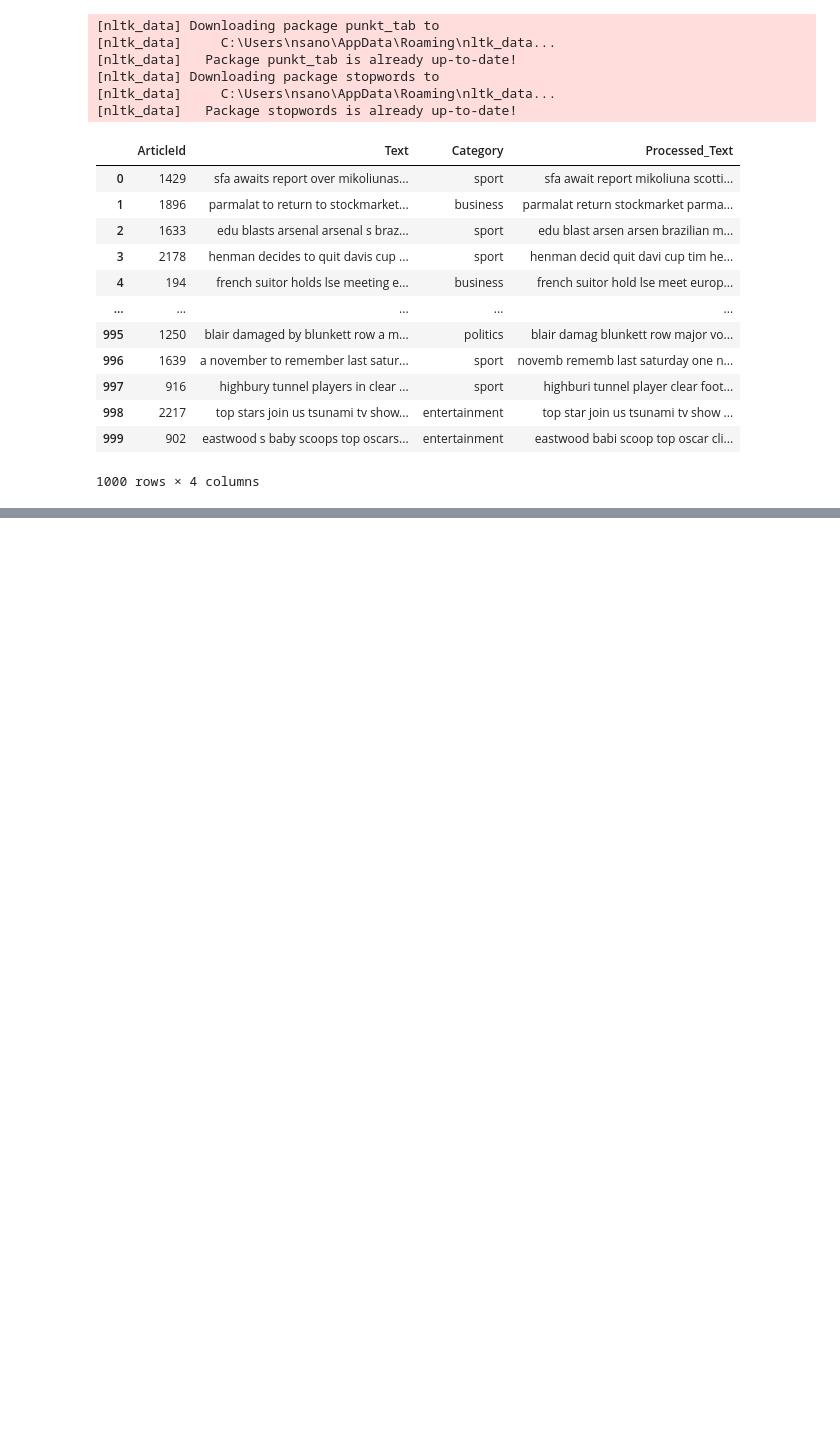
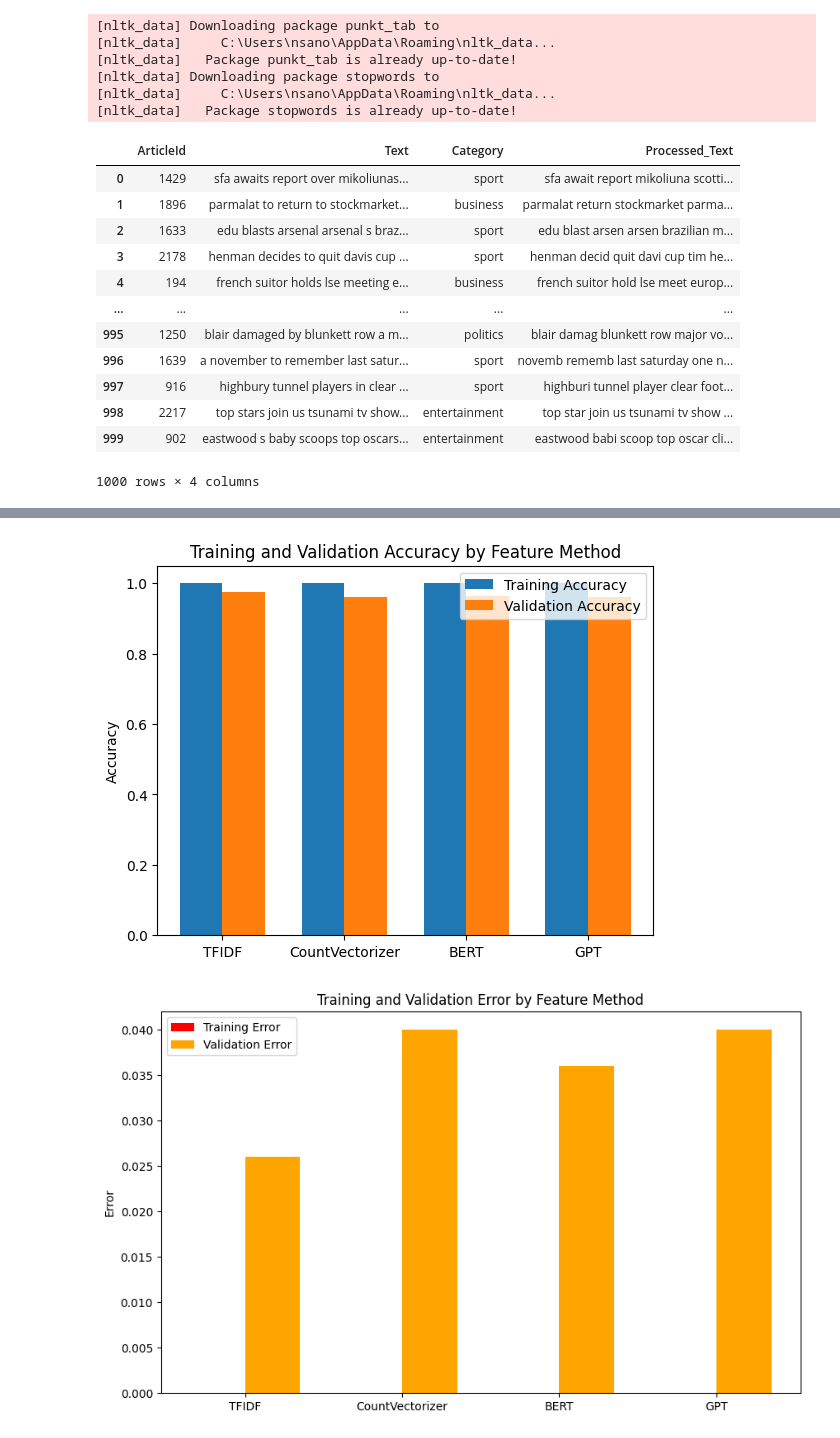
Before and after one commit to nsano1/CSE572HW2, a Jupyter notebook: code.ipynb, the cells around one changed output, grey strips where cells are left out. Saved outputs shown, nothing was run; the diff lists cells and outputs as text; code cells hidden in the pictures; blank space fills up the shorter version.

```diff
--- a/code.ipynb
+++ b/code.ipynb
@@ -201,0 +396,40 @@ for lr in [0.0001, 0.0003, 0.001, 0.003, 0.01, 0.03, 0.1]:  # Test different lea
+# %%
+# plotting smaller version
+import matplotlib.pyplot as plt
+
+# Prepare data for plotting
+methods = results_df["Feature Method"]
+training_accuracies = results_df["Training Accuracy Mean"]
+validation_accuracies = results_df["Validation Accuracy Mean"]
+training_errors = 1 - training_accuracies
+validation_errors = 1 - validation_accuracies
+
+# Plotting accuracy
+x = np.arange(len(methods))
+width = 0.35  # Bar width
+
+fig, ax = plt.subplots()
+rects1 = ax.bar(x - width/2, training_accuracies, width, label='Training Accuracy')
+rects2 = ax.bar(x + width/2, validation_accuracies, width, label='Validation Accuracy')
+
+ax.set_ylabel('Accuracy')
+ax.set_title('Training and Validation Accuracy by Feature Method')
+ax.set_xticks(x)
+ax.set_xticklabels(methods)
+ax.legend()
+
+# Plotting error
+fig, ax2 = plt.subplots(figsize=(10, 6))
+rects3 = ax2.bar(x - width/2, training_errors, width, label='Training Error', color='red')
+rects4 = ax2.bar(x + width/2, validation_errors, width, label='Validation Error', color='orange')
+
+ax2.set_ylabel('Error')
+ax2.set_title('Training and Validation Error by Feature Method')
+ax2.set_xticks(x)
+ax2.set_xticklabels(methods)
+ax2.legend()
+
+plt.show()
+# %% [output]
+[figure, added]
+[figure, added]
```
Also changed, not shown: parts of 18 cells of this notebook.
